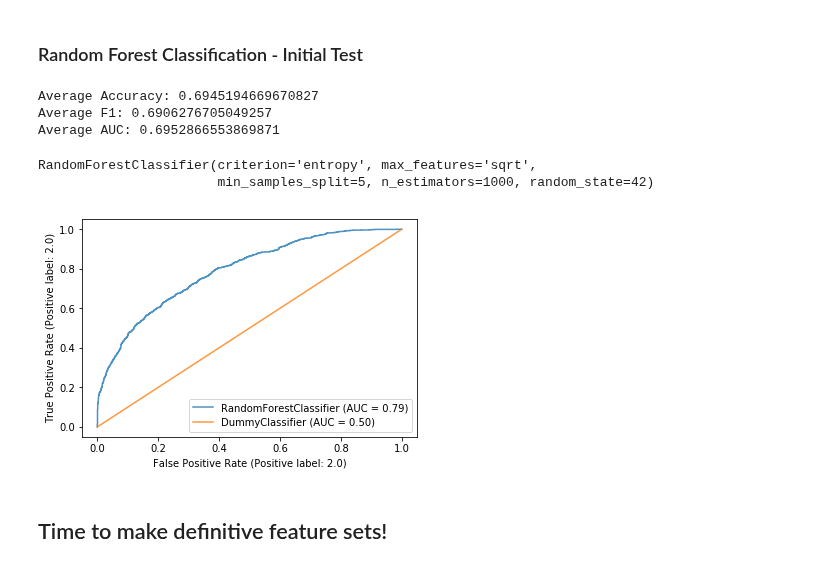
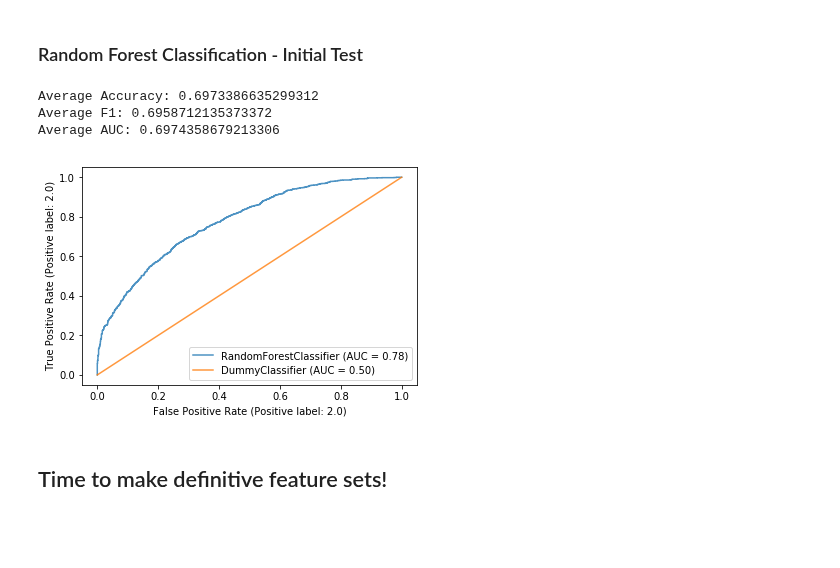
Before and after one commit to kroglkt/CogSci3, a Jupyter notebook: tueyeq_alt.ipynb, the cells around one changed output. Saved outputs shown, nothing was run; the diff lists cells and outputs as text; code cells hidden in the pictures; blank space fills up the shorter version.

```diff
--- a/tueyeq_alt.ipynb
+++ b/tueyeq_alt.ipynb
@@ -150,41 +150,41 @@ def fit_roc(X, y, k=2):
 
     X = np.array(X)
     y = np.array(y)
 
     kf = KFold(n_splits=k, shuffle=False)
     for train_index, test_index in tqdm(kf.split(X)):
         X_train, X_test = X[train_index], X[test_index]
         y_train, y_test = y[train_index], y[test_index]
 
         rfc.fit(X_train,y_train)
         pred_values = rfc.predict(X_test)
+        tueye_pred = pred_values
+        tueye_true_y = y_test
 
         acc_score.append(accuracy_score(y_test, pred_values))
         f1.append(f1_score(y_test, pred_values))
         auc.append(roc_auc_score(y_test, pred_values))
 
     dummy.fit(X_train, y_train)
     ax = plt.gca()
     rfc_disp = plot_roc_curve(rfc, X_test, y_test, ax=ax, alpha=0.8)
     rfc_disp = plot_roc_curve(dummy, X_test, y_test, ax=ax, alpha=0.8)
 
     rfc_avg_acc_score = sum(acc_score)/k
     rfc_avg_f1_score = sum(f1)/k
     rfc_avg_auc_score = sum(auc)/k
 
     print('Average Accuracy:', rfc_avg_acc_score)
     print('Average F1:', rfc_avg_f1_score)
     print('Average AUC:', rfc_avg_auc_score)
-    return rfc
+    return rfc, tueye_pred, tueye_true_y
 
-fit_roc(X, y)
+holder, tuteye_pred, tueye_true_y = fit_roc(X, y)
 # %% [output]
-Average Accuracy: 0.6945194669670827
-Average F1: 0.6906276705049257
-Average AUC: 0.6952866553869871
+Average Accuracy: 0.6973386635299312
+Average F1: 0.6958712135373372
+Average AUC: 0.6974358679213306
-RandomForestClassifier(criterion='entropy', max_features='sqrt',
-                       min_samples_split=5, n_estimators=1000, random_state=42)
-[figure, old version]
+[figure, new version]
 # %% [markdown]
 ## Time to make definitive feature sets!
 # %%
```
Also changed, not shown: parts of 6 cells of this notebook, 9 other files.
